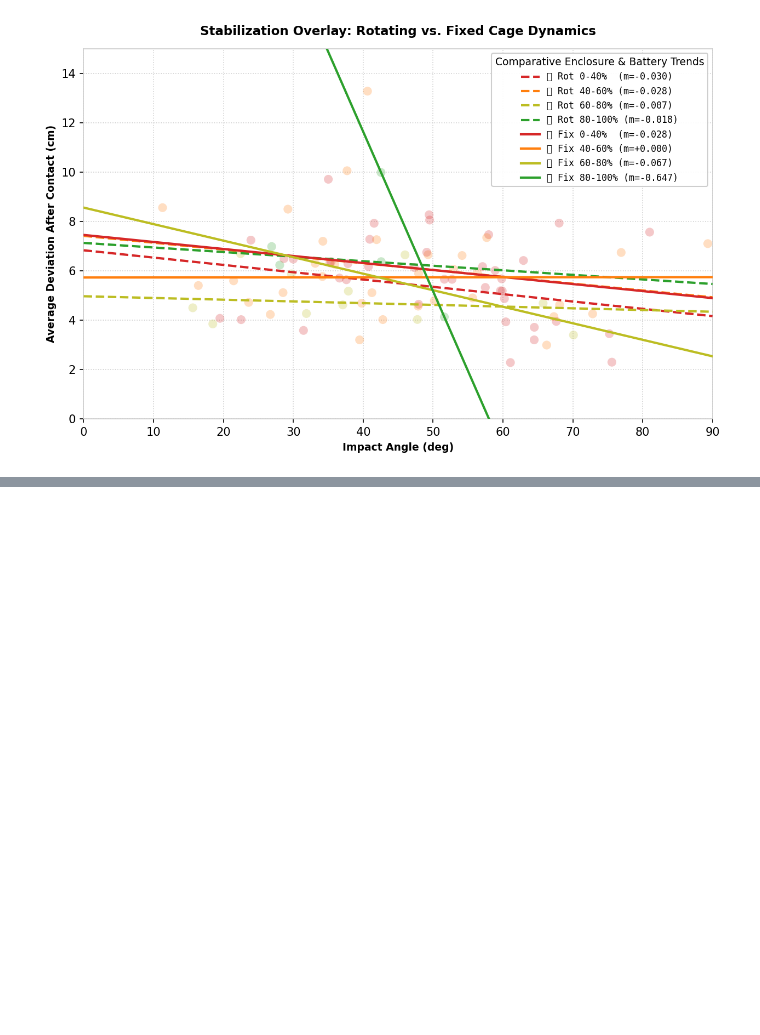
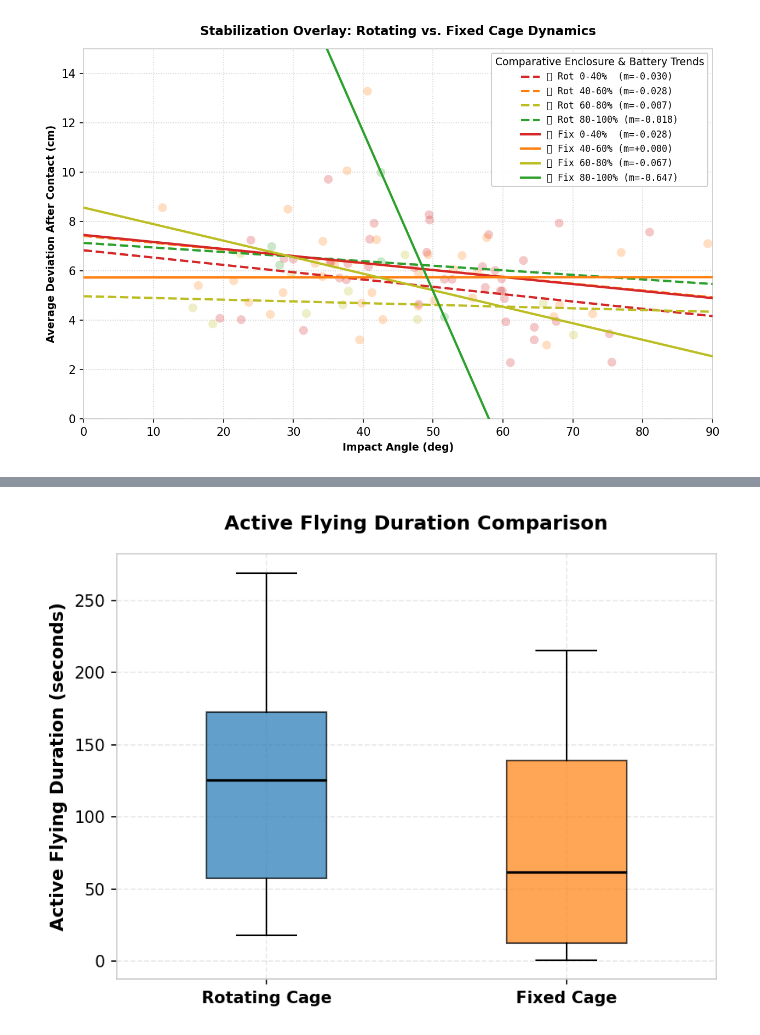
Before and after one commit to Dorten8/MasterThesisDrone, a Jupyter notebook: dev_logs/analysis/experiments_analysis_summary.ipynb, the cells around one changed output, grey strips where cells are left out. Cells and saved outputs as stored; diff of their text form; code cells hidden in the pictures; blank space fills up the shorter version.

Commit message:
flights update + experiments battery plots new, scraping data from all unsliced .mcap files for battery data

```diff
--- a/dev_logs/analysis/experiments_analysis_summary.ipynb
+++ b/dev_logs/analysis/experiments_analysis_summary.ipynb
@@ -626,0 +642,97 @@ plt.show()
+# %%
+import numpy as np
+import pandas as pd
+import matplotlib.pyplot as plt
+from dev_logs.analysis.database.db_manager import get_battery_efficiency_df
+
+# Load the efficiency dataset
+df_eff = get_battery_efficiency_df()
+
+# Drop rows with invalid conditions or flying time <= 0
+df_eff = df_eff[df_eff['total_flying_time'] > 0]
+
+# Print markdown comparative summary table
+print("### 📊 Enclosure Comparative Energy Metrics Summary")
+summary = df_eff.groupby('condition').agg({
+    'total_flying_time': ['count', 'mean', 'std'],
+    'avg_voltage_during_flight': 'mean',
+    'capacity_drain_rate_flying': 'mean',
+    'voltage_drop_rate_flying': 'mean'
+})
+# Rename columns nicely
+summary.columns = [
+    'Flights Count', 'Mean Flying Time (s)', 'Flying Time Std (s)',
+    'Mean Flying Voltage (V)', 'Capacity Drain Rate (%/min)', 'Voltage Drop Rate (V/min)'
+]
+display(summary.round(3))
+
+# Define clean color palette matching dashboard SSoT
+color_rot = '#1F77B4' # Sleek Blue
+color_fix = '#FF7F0E' # Vibrant Orange
+
+# --- PLOT 10A: Active Flying Time ---
+fig1, ax1 = plt.subplots(figsize=(6, 4.5), dpi=150)
+box1 = ax1.boxplot([
+    df_eff[df_eff['condition'] == 'Rotating Cage']['total_flying_time'],
+    df_eff[df_eff['condition'] == 'Fixed Cage']['total_flying_time']
+], patch_artist=True, widths=0.4, medianprops=dict(color='black', linewidth=1.5))
+
+colors = [color_rot, color_fix]
+for patch, color in zip(box1['boxes'], colors):
+    patch.set_facecolor(color)
+    patch.set_alpha(0.7)
+
+ax1.set_xticklabels(['Rotating Cage', 'Fixed Cage'], fontweight='bold')
+ax1.set_ylabel('Active Flying Duration (seconds)', fontsize=11, fontweight='bold')
+ax1.set_title('Active Flying Duration Comparison', fontsize=12, fontweight='bold', pad=15)
+ax1.grid(True, linestyle='--', alpha=0.3)
+plt.tight_layout()
+fig1.savefig('graphics/plot_10a_flying_duration.png', bbox_inches='tight')
+plt.show()
+
+# --- PLOT 10B: Capacity Consumption Rate (%/min) ---
+fig2, ax2 = plt.subplots(figsize=(6, 4.5), dpi=150)
+box2 = ax2.boxplot([
+    df_eff[df_eff['condition'] == 'Rotating Cage']['capacity_drain_rate_flying'],
+    df_eff[df_eff['condition'] == 'Fixed Cage']['capacity_drain_rate_flying']
+], patch_artist=True, widths=0.4, medianprops=dict(color='black', linewidth=1.5))
+
+for patch, color in zip(box2['boxes'], colors):
+    patch.set_facecolor(color)
+    patch.set_alpha(0.7)
+
+ax2.set_xticklabels(['Rotating Cage', 'Fixed Cage'], fontweight='bold')
+ax2.set_ylabel('Capacity Consumption Rate (%/min)', fontsize=11, fontweight='bold')
+ax2.set_title('Battery Capacity Drain Rate under Flight Load', fontsize=12, fontweight='bold', pad=15)
+ax2.grid(True, linestyle='--', alpha=0.3)
+plt.tight_layout()
+fig2.savefig('graphics/plot_10b_capacity_drain_rate.png', bbox_inches='tight')
+plt.show()
+
+# --- PLOT 10C: Voltage Sag / Duration Scatter ---
+fig3, ax3 = plt.subplots(figsize=(7, 5), dpi=150)
+df_rot_scatter = df_eff[df_eff['condition'] == 'Rotating Cage']
+df_fix_scatter = df_eff[df_eff['condition'] == 'Fixed Cage']
+
+ax3.scatter(df_rot_scatter['total_flying_time'], df_rot_scatter['avg_voltage_during_flight'],
+            color=color_rot, alpha=0.8, edgecolors='none', s=50, label='Rotating Cage')
+ax3.scatter(df_fix_scatter['total_flying_time'], df_fix_scatter['avg_voltage_during_flight'],
+            color=color_fix, alpha=0.8, edgecolors='none', s=50, label='Fixed Cage')
+
+# Fit linear trendlines for visual correlation
+for df_sub, color in [(df_rot_scatter, color_rot), (df_fix_scatter, color_fix)]:
+    if len(df_sub) > 1:
+        z = np.polyfit(df_sub['total_flying_time'], df_sub['avg_voltage_during_flight'], 1)
+        p = np.poly1d(z)
+        xp = np.linspace(df_sub['total_flying_time'].min(), df_sub['total_flying_time'].max(), 100)
+        ax3.plot(xp, p(xp), color=color, linestyle='--', alpha=0.6, linewidth=1.5)
+
+ax3.set_xlabel('Active Flying Duration (seconds)', fontsize=11, fontweight='bold')
+ax3.set_ylabel('Average Flying Voltage (V)', fontsize=11, fontweight='bold')
+ax3.set_title('Average Flying Voltage vs. Flight Duration', fontsize=12, fontweight='bold', pad=15)
+ax3.legend(frameon=True, facecolor='white', edgecolor='none')
+ax3.grid(True, linestyle='--', alpha=0.3)
+plt.tight_layout()
+fig3.savefig('graphics/plot_10c_voltage_vs_duration.png', bbox_inches='tight')
+plt.show()
+# %% [output]
@@ -626,0 +744 @@ plt.show()
+[figure, added]
```
Also changed, not shown: parts of 4 cells of this notebook, 41 other files.
